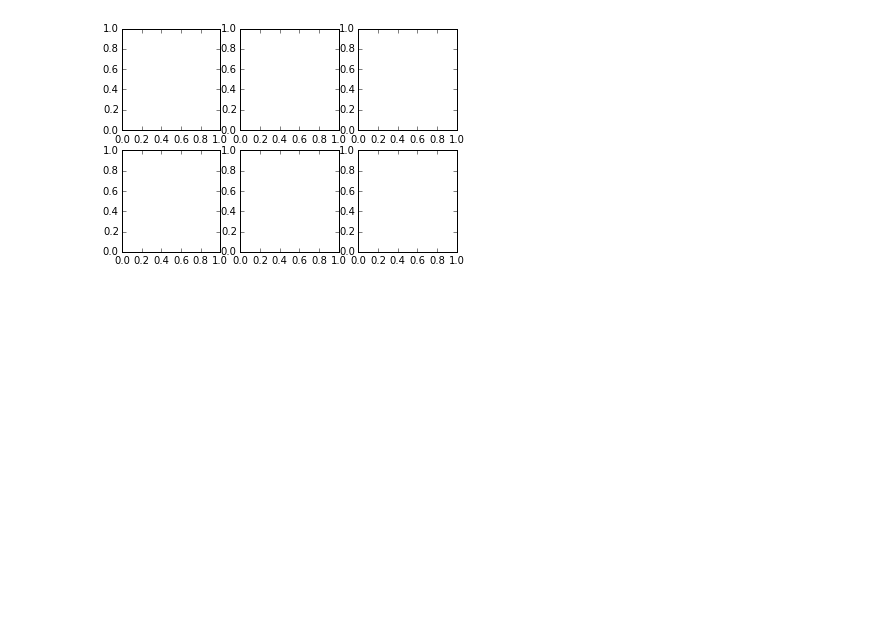
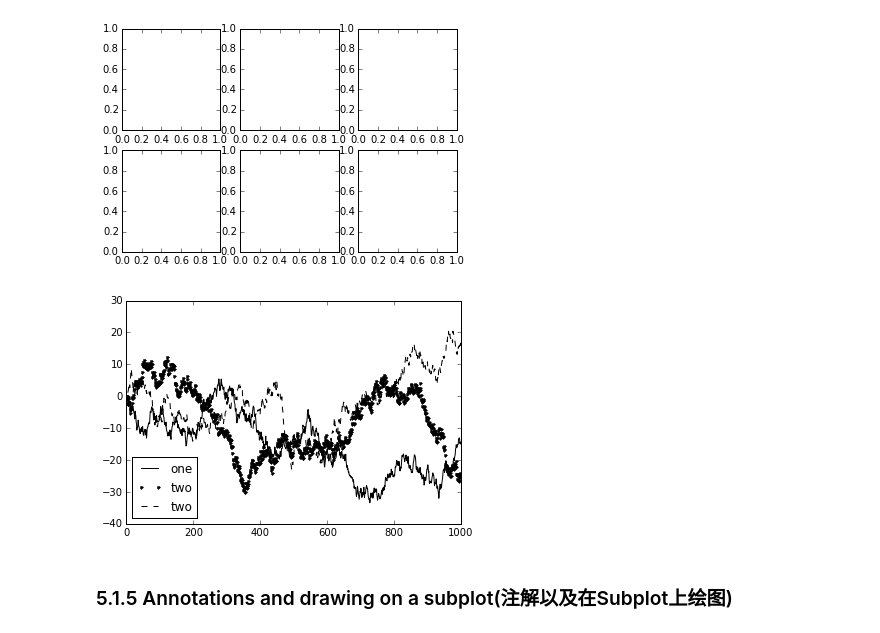
Before and after one commit to Andor-Z/workspace, a Jupyter notebook: C8 Plotting and Visualization(绘图和可视化).ipynb, the cells around one changed output. Cells and saved outputs as stored; diff of their text form; code cells hidden in the pictures; blank space fills up the shorter version.

```diff
--- a/C8 Plotting and Visualization(绘图和可视化).ipynb
+++ b/C8 Plotting and Visualization(绘图和可视化).ipynb
@@ -87,3 +89,18 @@ array([[<matplotlib.axes._subplots.AxesSubplot object at 0x...>,
         <matplotlib.axes._subplots.AxesSubplot object at 0x...>,
         <matplotlib.axes._subplots.AxesSubplot object at 0x...>]], dtype=object)
 [figure]
+# %%
+def fig_ex():
+	fig = plt.figure()
+	ax = fig.add_subplot(111)
+	data = randn(1000).cumsum()
+	ax.plot(data, 'k', label = 'one')  #不传图label 或者传入 label = '_nolegend'
+	ax.plot(randn(1000).cumsum(), 'k.', label = 'two')
+	ax.plot(randn(1000).cumsum(), 'k--', label = 'two')
+	ax.legend(loc ='best')  # 或者 plt.legend()  loc表示位置 best表示会自动选择最不碍事的位置
+
+fig_ex()
+# %% [output]
+[figure, added]
+# %% [markdown]
+### 5.1.5 Annotations and drawing on a subplot(注解以及在Subplot上绘图)
```
Also changed, not shown: parts of 22 cells of this notebook, 1 other file.
